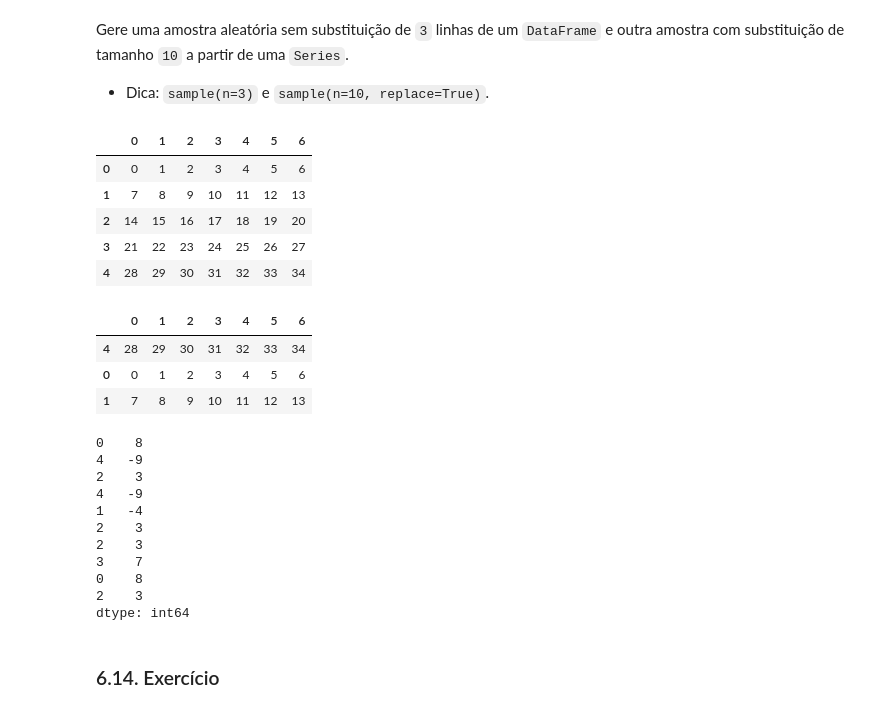
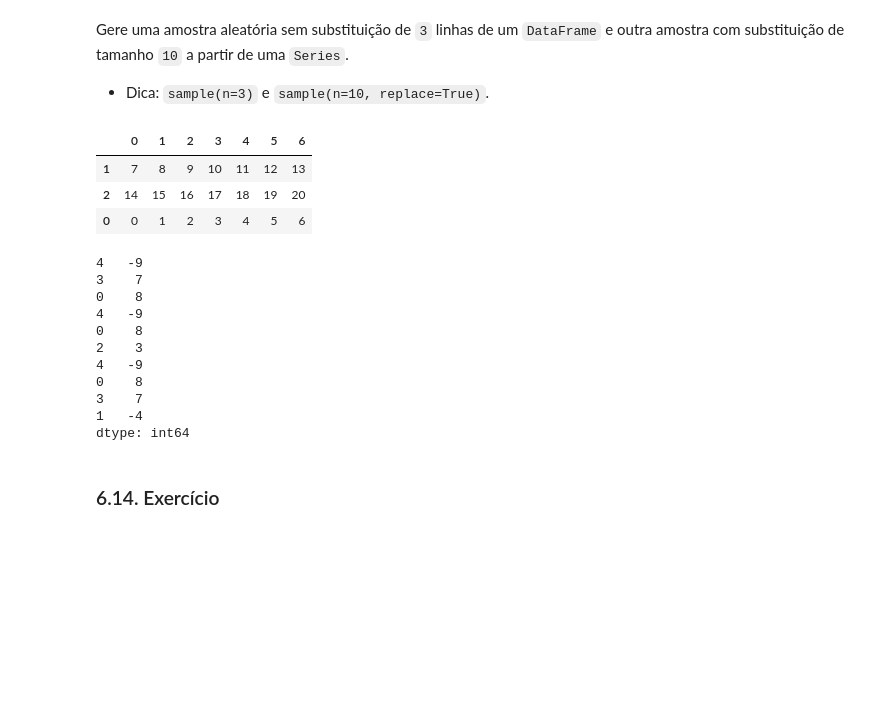
Before and after one commit to Somutt/revisao_py, a Jupyter notebook: 01_python_fundamentals/module04.ipynb, the cells around one changed output. Cells and saved outputs as stored; diff of their text form; code cells hidden in the pictures; blank space fills up the shorter version.

```diff
--- a/01_python_fundamentals/module04.ipynb
+++ b/01_python_fundamentals/module04.ipynb
@@ -2183,39 +2194,30 @@ res
 Gere uma amostra aleatória sem substituição de `3` linhas de um `DataFrame` e outra amostra com substituição de tamanho `10` a partir de uma `Series`.
 - Dica: `sample(n=3)` e `sample(n=10, replace=True)`.
 # %%
-import pandas as pd
-import numpy as np
-# Gerando Datafram a partir de um range numpy
 df = pd.DataFrame(np.arange(5 * 7).reshape(5, 7))
-display (df)
-# Amostra aleatória sem substituição de três linhas
-display(df.sample(n=3))
-# Amostra com substituição de tamanho 10
-# df.sample(n=10, replace=True)
-samp = pd.Series([8, -4, 3, 7, -9])
-samp.sample(n=10, replace=True)
+
+df.sample(n=3)
 # %% [output]
 |  | 0 | 1 | 2 | 3 | 4 | 5 | 6 |
-| 0 | 0 | 1 | 2 | 3 | 4 | 5 | 6 |
 | 1 | 7 | 8 | 9 | 10 | 11 | 12 | 13 |
 | 2 | 14 | 15 | 16 | 17 | 18 | 19 | 20 |
-| 3 | 21 | 22 | 23 | 24 | 25 | 26 | 27 |
-| 4 | 28 | 29 | 30 | 31 | 32 | 33 | 34 |
+| 0 | 0 | 1 | 2 | 3 | 4 | 5 | 6 |
-|  | 0 | 1 | 2 | 3 | 4 | 5 | 6 |
-| 4 | 28 | 29 | 30 | 31 | 32 | 33 | 34 |
-| 0 | 0 | 1 | 2 | 3 | 4 | 5 | 6 |
-| 1 | 7 | 8 | 9 | 10 | 11 | 12 | 13 |
-0    8
-4   -9
-2    3
-4   -9
-1   -4
-2    3
-2    3
-3    7
-0    8
-2    3
-dtype: int64
+# %%
+samp = pd.Series([8, -4, 3, 7, -9])
+
+samp.sample(n=10, replace=True)
+# %% [output]
+4   -9
+3    7
+0    8
+4   -9
+0    8
+2    3
+4   -9
+0    8
+3    7
+1   -4
+dtype: int64
 # %% [markdown]
 ### 6.14. Exercício
 # %% [markdown]
```
Also changed, not shown: parts of 32 cells of this notebook, 1 other file.
